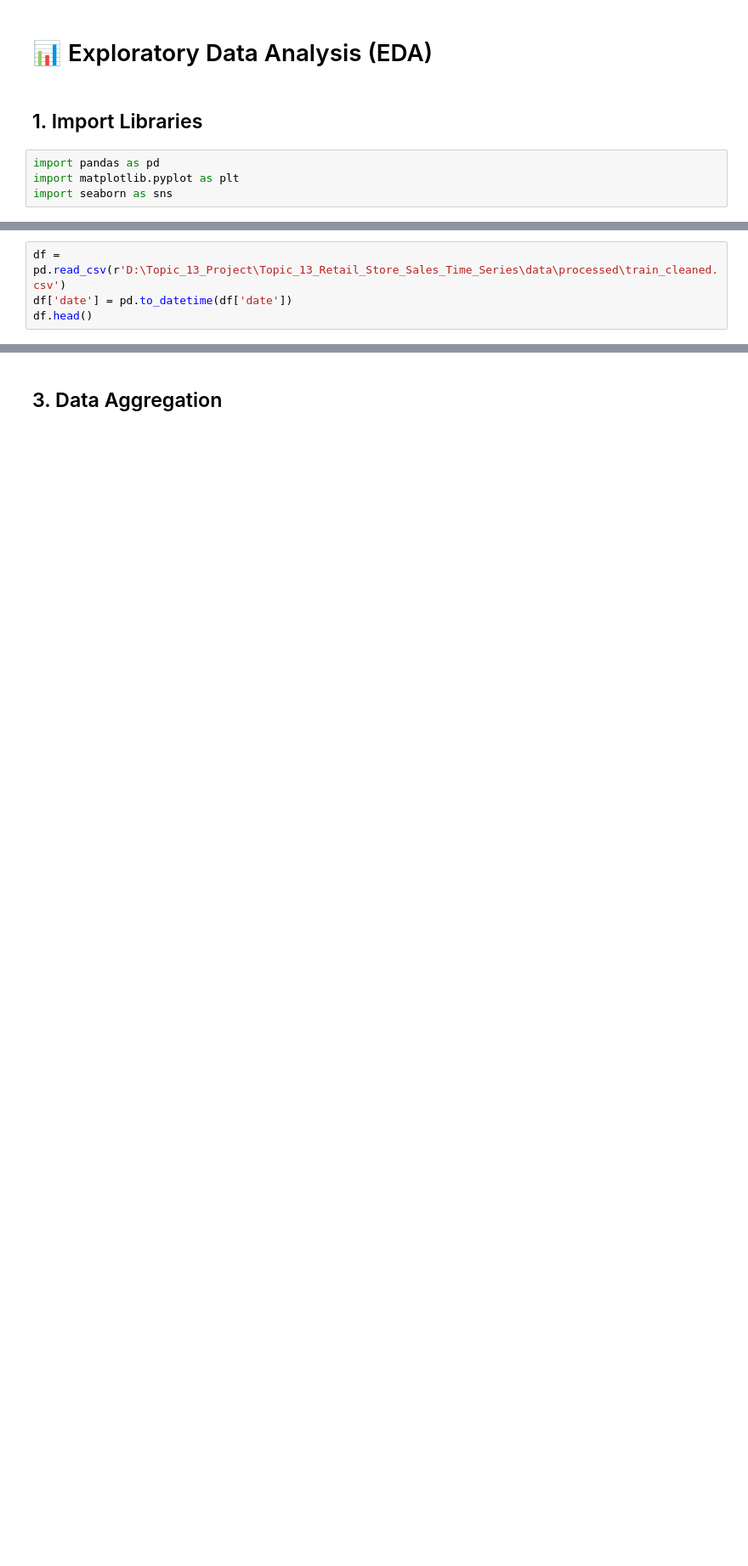
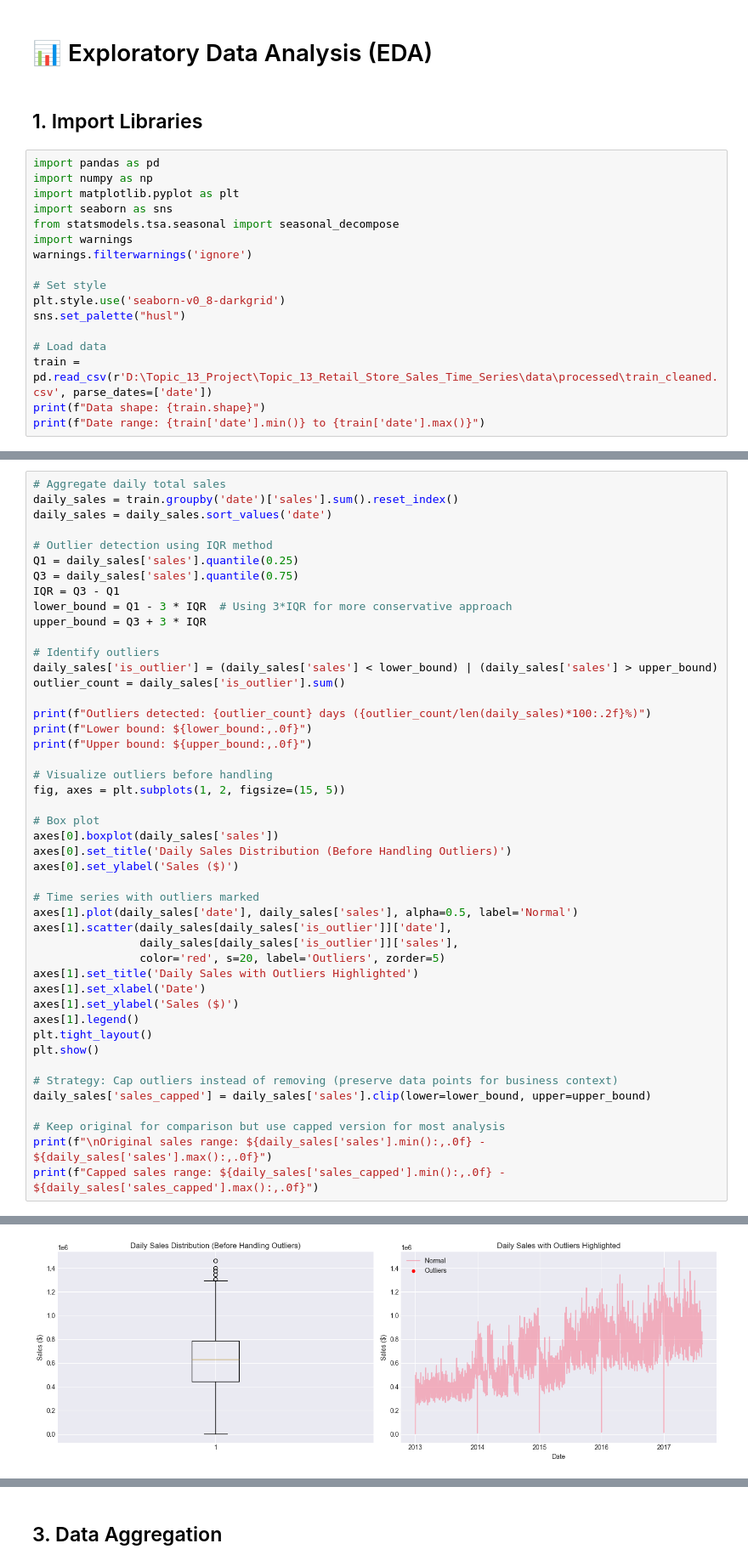
Before and after one commit to Thanh-dev-192006/Topic_13_Retail_Store_Sales_Time_Series, a Jupyter notebook: notebooks/03_eda_deep_dive/Thanh_eda/Overall_sales_growth.ipynb, the cells around one changed output, grey strips where cells are left out. Shown at 85% size. Drawn from its saved outputs; the diff is of its cells as text; blank space fills up the shorter version.

Commit message:
FIx path and complete the overall sales growth analysis

```diff
--- a/notebooks/03_eda_deep_dive/Thanh_eda/Overall_sales_growth.ipynb
+++ b/notebooks/03_eda_deep_dive/Thanh_eda/Overall_sales_growth.ipynb
@@ -4,5 +4,18 @@
 ## 1. Import Libraries
 # %%
 import pandas as pd
+import numpy as np
 import matplotlib.pyplot as plt
 import seaborn as sns
+from statsmodels.tsa.seasonal import seasonal_decompose
+import warnings
+warnings.filterwarnings('ignore')
+
+# Set style
+plt.style.use('seaborn-v0_8-darkgrid')
+sns.set_palette("husl")
+
+# Load data
+train = pd.read_csv(r'D:\Topic_13_Project\Topic_13_Retail_Store_Sales_Time_Series\data\processed\train_cleaned.csv', parse_dates=['date'])
+print(f"Data shape: {train.shape}")
+print(f"Date range: {train['date'].min()} to {train['date'].max()}")
@@ -11,5 +27,47 @@ import seaborn as sns
 # %%
-df = pd.read_csv(r'D:\Topic_13_Project\Topic_13_Retail_Store_Sales_Time_Series\data\processed\train_cleaned.csv')
-df['date'] = pd.to_datetime(df['date'])
-df.head()
+# Aggregate daily total sales
+daily_sales = train.groupby('date')['sales'].sum().reset_index()
+daily_sales = daily_sales.sort_values('date')
+
+# Outlier detection using IQR method
+Q1 = daily_sales['sales'].quantile(0.25)
+Q3 = daily_sales['sales'].quantile(0.75)
+IQR = Q3 - Q1
+lower_bound = Q1 - 3 * IQR  # Using 3*IQR for more conservative approach
+upper_bound = Q3 + 3 * IQR
+
+# Identify outliers
+daily_sales['is_outlier'] = (daily_sales['sales'] < lower_bound) | (daily_sales['sales'] > upper_bound)
+outlier_count = daily_sales['is_outlier'].sum()
+
+print(f"Outliers detected: {outlier_count} days ({outlier_count/len(daily_sales)*100:.2f}%)")
+print(f"Lower bound: ${lower_bound:,.0f}")
+print(f"Upper bound: ${upper_bound:,.0f}")
+
+# Visualize outliers before handling
+fig, axes = plt.subplots(1, 2, figsize=(15, 5))
+
+# Box plot
+axes[0].boxplot(daily_sales['sales'])
+axes[0].set_title('Daily Sales Distribution (Before Handling Outliers)')
+axes[0].set_ylabel('Sales ($)')
+
+# Time series with outliers marked
+axes[1].plot(daily_sales['date'], daily_sales['sales'], alpha=0.5, label='Normal')
+axes[1].scatter(daily_sales[daily_sales['is_outlier']]['date'],
+                daily_sales[daily_sales['is_outlier']]['sales'],
+                color='red', s=20, label='Outliers', zorder=5)
+axes[1].set_title('Daily Sales with Outliers Highlighted')
+axes[1].set_xlabel('Date')
+axes[1].set_ylabel('Sales ($)')
+axes[1].legend()
+plt.tight_layout()
+plt.show()
+
+# Strategy: Cap outliers instead of removing (preserve data points for business context)
+daily_sales['sales_capped'] = daily_sales['sales'].clip(lower=lower_bound, upper=upper_bound)
+
+# Keep original for comparison but use capped version for most analysis
+print(f"\nOriginal sales range: ${daily_sales['sales'].min():,.0f} - ${daily_sales['sales'].max():,.0f}")
+print(f"Capped sales range: ${daily_sales['sales_capped'].min():,.0f} - ${daily_sales['sales_capped'].max():,.0f}")
 # %% [output]
@@ -21,0 +77 @@ df.head()
+[figure, added]
```
Also changed, not shown: parts of 22 cells of this notebook, 1 other file.
